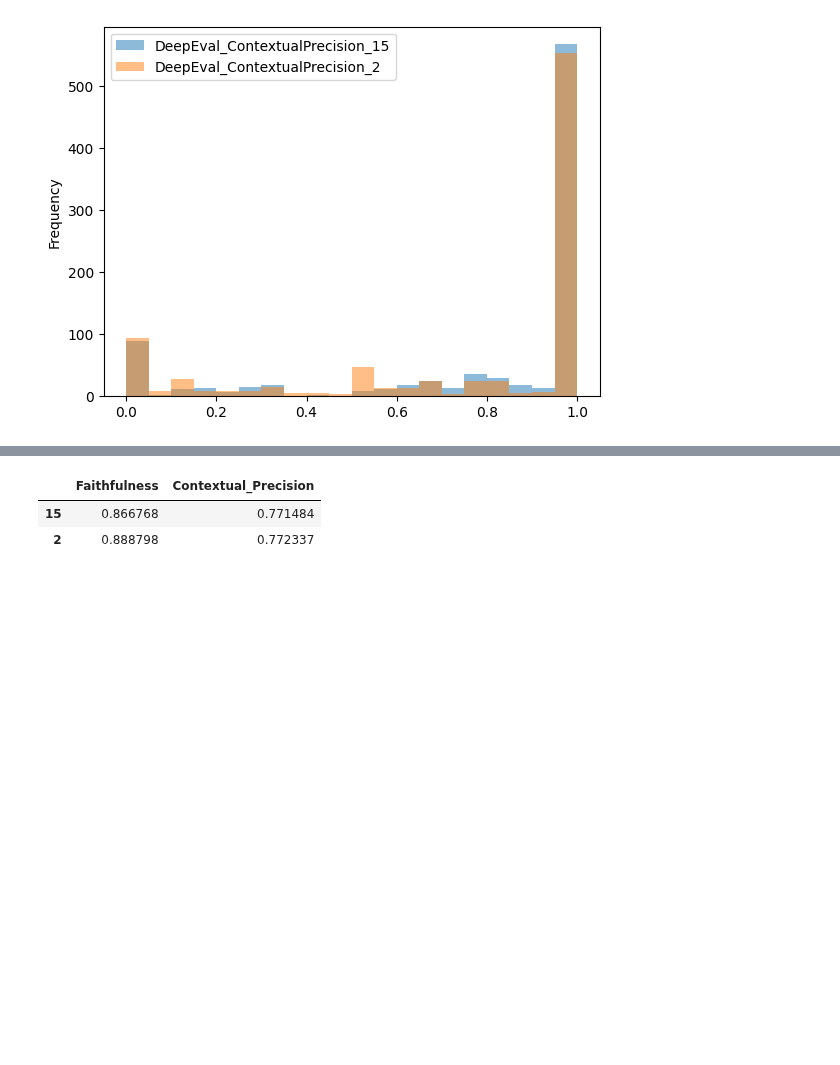
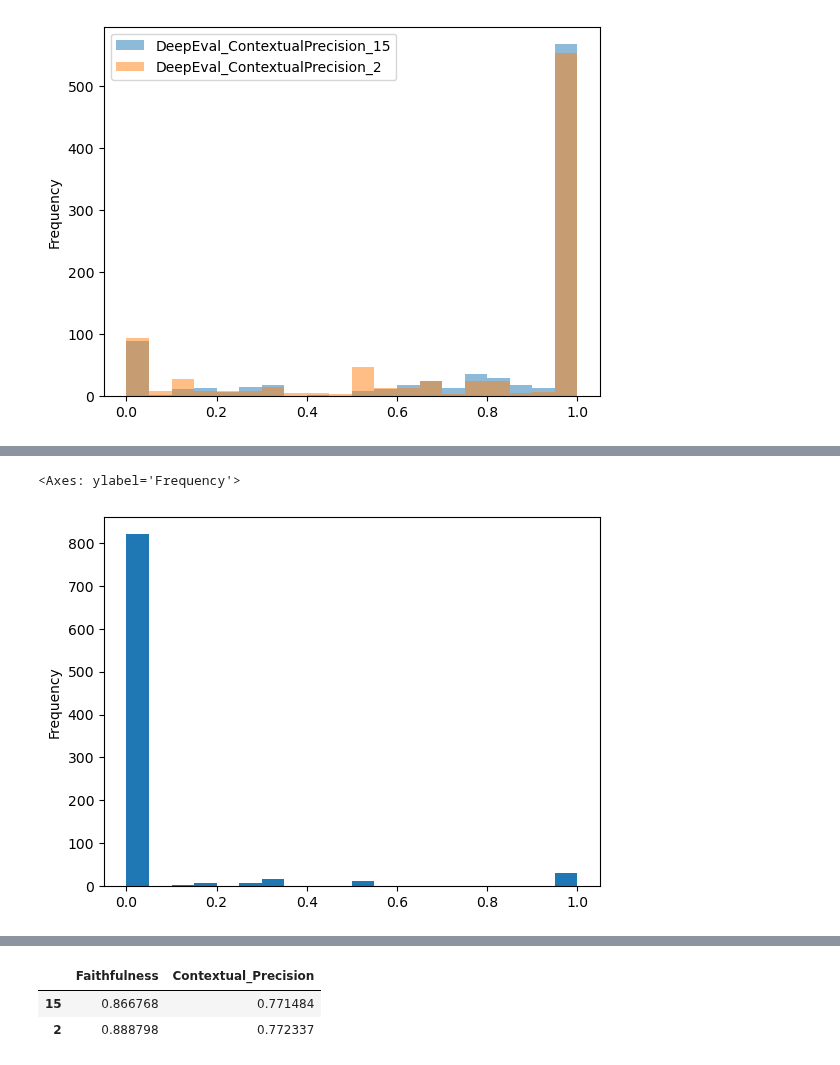
Before and after one commit to sr231/RAG-Evaluations, a Jupyter notebook: Results_Comparison.ipynb, the cells around one changed output, grey strips where cells are left out. Drawn from its saved outputs; the diff is of its cells as text; code cells hidden in the pictures; blank space fills up the shorter version.

```diff
--- a/Results_Comparison.ipynb
+++ b/Results_Comparison.ipynb
@@ -122,3 +129,9 @@ dpllm_results.plot.hist(column=['DeepEval_ContextualPrecision_15', 'DeepEval_Con
+# %%
+# Histogram plot of the differences between individual DeepEval Faithfulness scores when only the judge LLM varies
+abs(dpllm_results['DeepEval_Faithfulness_15'] - dpllm_results['DeepEval_Faithfulness_2']).plot.hist(bins=20)
+# %% [output]
+<Axes: ylabel='Frequency'>
+[figure, added]
 # %%
 # RAGAS metrics results analysis
 ragas_15_contextprecision = pd.read_csv("results/results_ragas_gemini_15_rag_mini_wiki_complete_chat_903_context_precision.csv", index_col=None)
```
Also changed, not shown: parts of 26 cells of this notebook, 1 other file.
